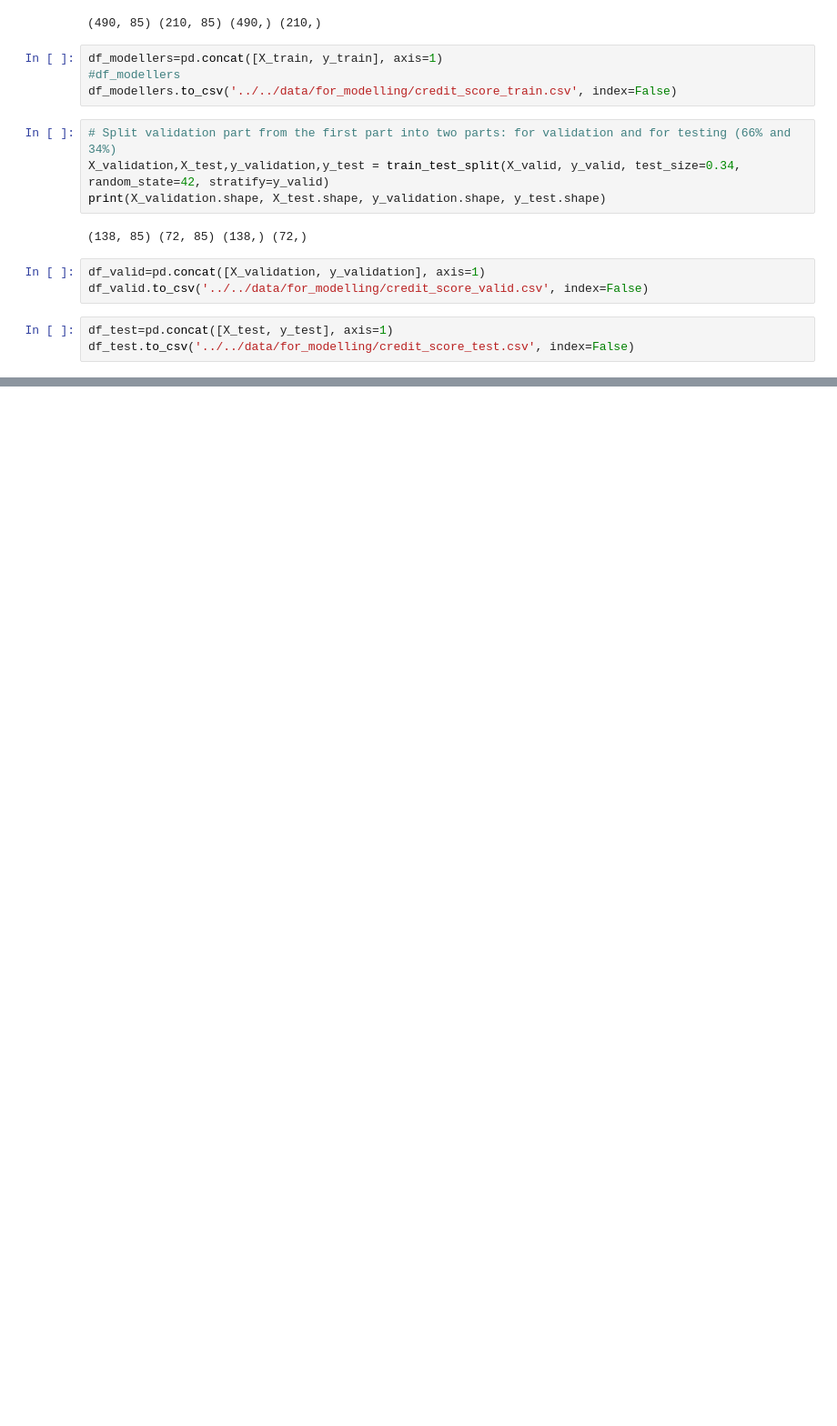
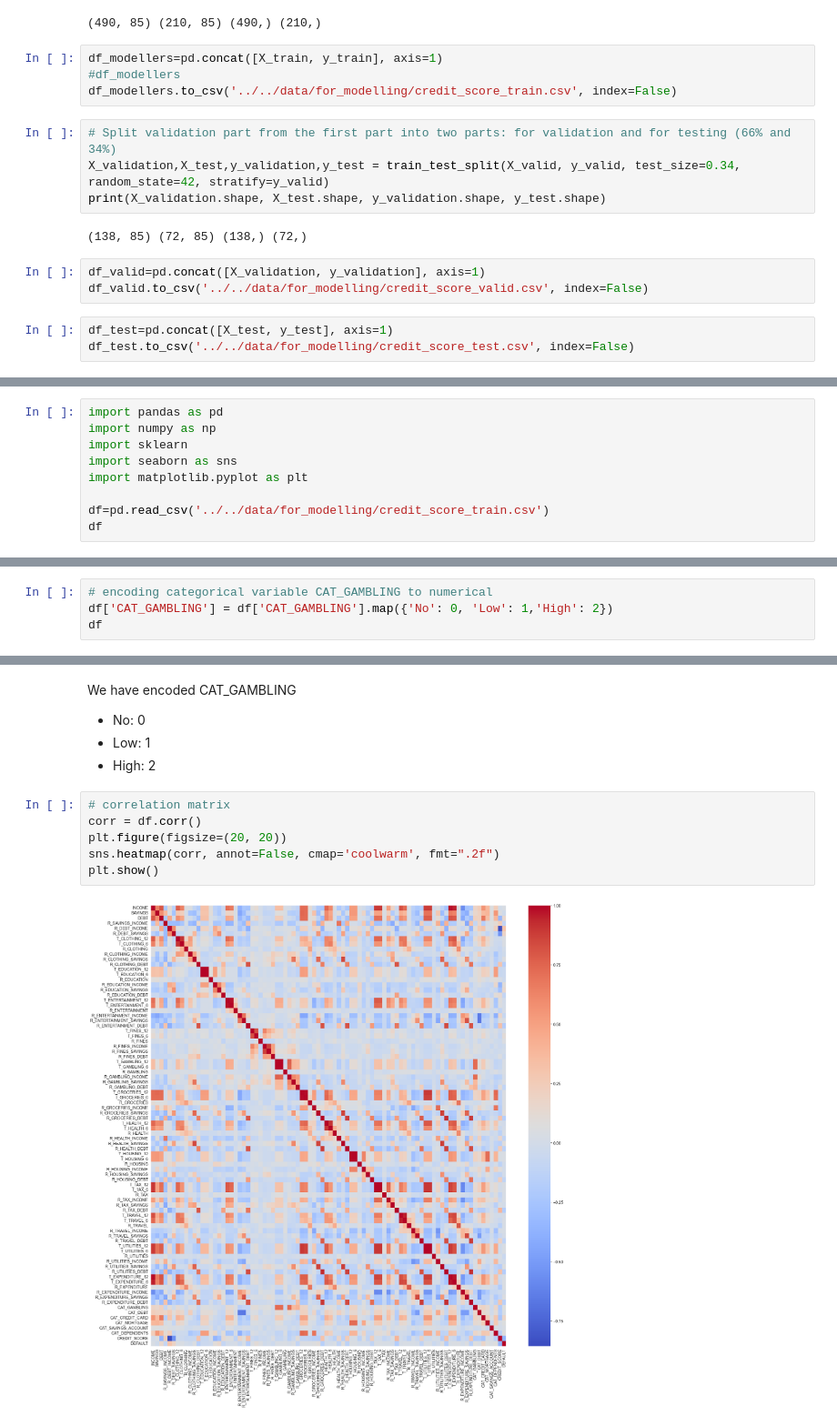
Before and after one commit to fantasy2fry/credit-score-classification-ml, a Jupyter notebook: EDA/final/final.ipynb, the cells around one changed output, grey strips where cells are left out. Shown at 91% size. Saved outputs shown, nothing was run; the diff lists cells and outputs as text; blank space fills up the shorter version.

```diff
--- a/EDA/final/final.ipynb
+++ b/EDA/final/final.ipynb
@@ -83,0 +123,9 @@ df_test.to_csv('../../data/for_modelling/credit_score_test.csv', index=False)
+# %%
+import pandas as pd
+import numpy as np
+import sklearn
+import seaborn as sns
+import matplotlib.pyplot as plt
+
+df=pd.read_csv('../../data/for_modelling/credit_score_train.csv')
+df
@@ -83,0 +229,4 @@ df_test.to_csv('../../data/for_modelling/credit_score_test.csv', index=False)
+# %%
+# encoding categorical variable CAT_GAMBLING to numerical
+df['CAT_GAMBLING'] = df['CAT_GAMBLING'].map({'No': 0, 'Low': 1,'High': 2})
+df
@@ -83,0 +247,13 @@ df_test.to_csv('../../data/for_modelling/credit_score_test.csv', index=False)
+# %% [markdown]
+We have encoded CAT_GAMBLING
+- No: 0
+- Low: 1
+- High: 2
+# %%
+# correlation matrix
+corr = df.corr()
+plt.figure(figsize=(20, 20))
+sns.heatmap(corr, annot=False, cmap='coolwarm', fmt=".2f")
+plt.show()
+# %% [output]
+[figure, added]
```
Also changed, not shown: parts of 23 cells of this notebook.
